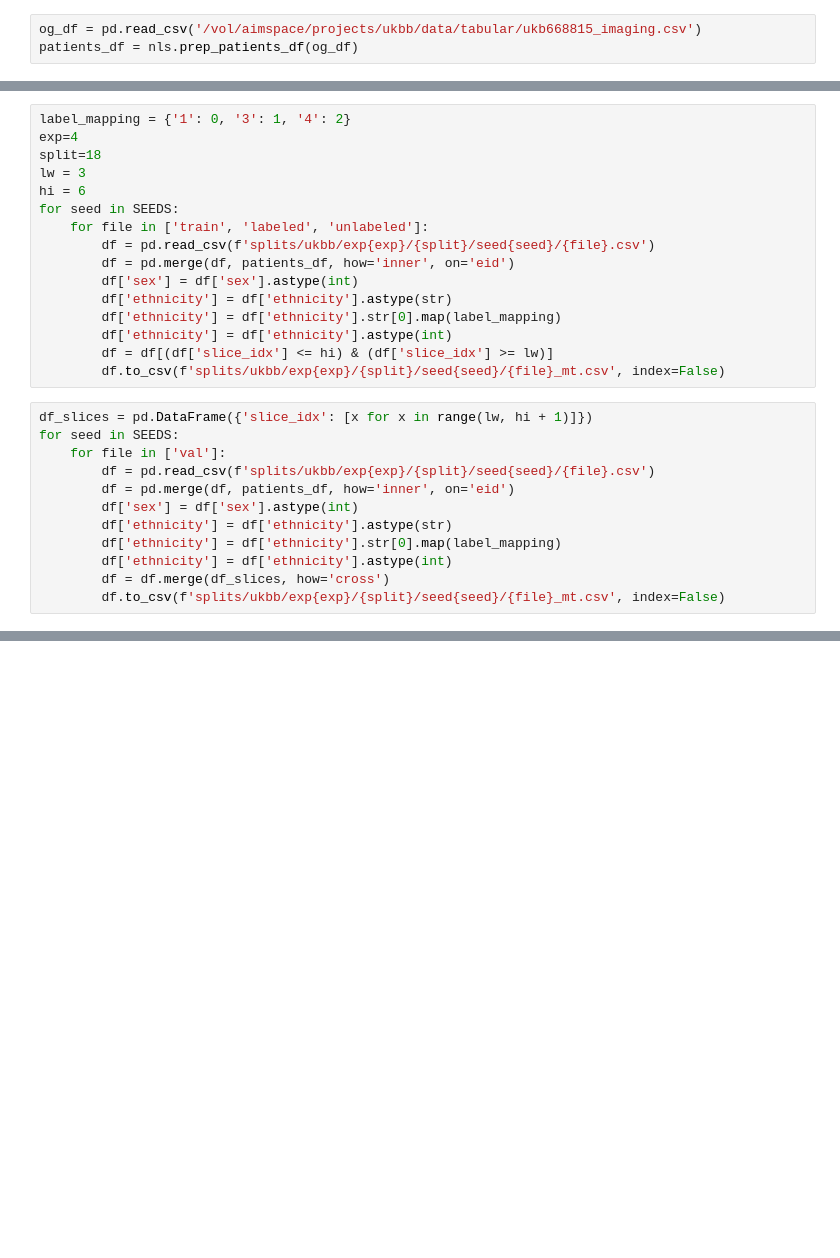
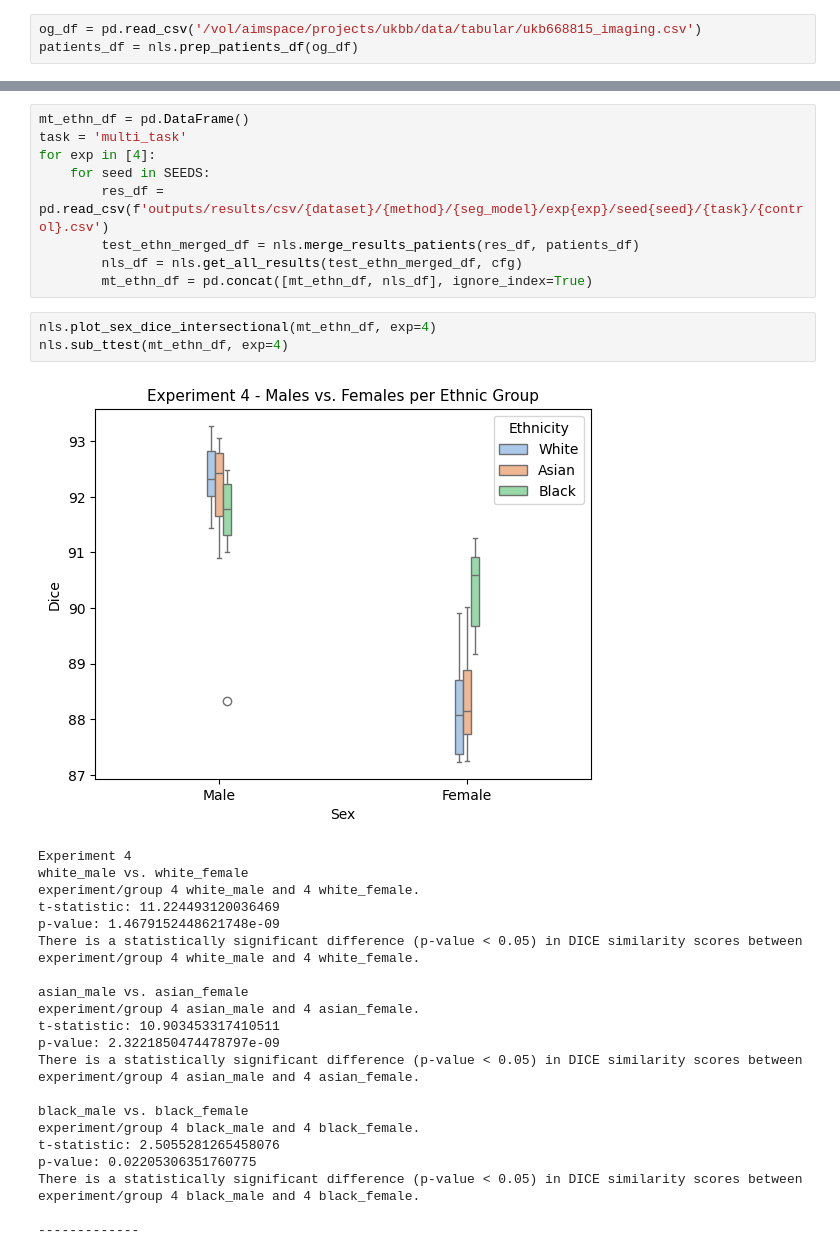
Before and after one commit to msskzx/UniMatch, a Jupyter notebook: more-scenarios/medical/tasks_analysis.ipynb, the cells around one changed output, grey strips where cells are left out. Saved outputs shown, nothing was run; the diff lists cells and outputs as text; blank space fills up the shorter version.

```diff
--- a/more-scenarios/medical/tasks_analysis.ipynb
+++ b/more-scenarios/medical/tasks_analysis.ipynb
@@ -39,28 +35,0 @@ from util.classes import SEEDS
-# %%
-label_mapping = {'1': 0, '3': 1, '4': 2}
-exp=4
-split=18
-lw = 3
-hi = 6
-for seed in SEEDS:
-    for file in ['train', 'labeled', 'unlabeled']:
-        df = pd.read_csv(f'splits/ukbb/exp{exp}/{split}/seed{seed}/{file}.csv')
-        df = pd.merge(df, patients_df, how='inner', on='eid')
-        df['sex'] = df['sex'].astype(int)
-        df['ethnicity'] = df['ethnicity'].astype(str)
-        df['ethnicity'] = df['ethnicity'].str[0].map(label_mapping)
-        df['ethnicity'] = df['ethnicity'].astype(int)
-        df = df[(df['slice_idx'] <= hi) & (df['slice_idx'] >= lw)]
-        df.to_csv(f'splits/ukbb/exp{exp}/{split}/seed{seed}/{file}_mt.csv', index=False)
-# %%
-df_slices = pd.DataFrame({'slice_idx': [x for x in range(lw, hi + 1)]})
-for seed in SEEDS:
-    for file in ['val']:
-        df = pd.read_csv(f'splits/ukbb/exp{exp}/{split}/seed{seed}/{file}.csv')
-        df = pd.merge(df, patients_df, how='inner', on='eid')
-        df['sex'] = df['sex'].astype(int)
-        df['ethnicity'] = df['ethnicity'].astype(str)
-        df['ethnicity'] = df['ethnicity'].str[0].map(label_mapping)
-        df['ethnicity'] = df['ethnicity'].astype(int)
-        df = df.merge(df_slices, how='cross')
-        df.to_csv(f'splits/ukbb/exp{exp}/{split}/seed{seed}/{file}_mt.csv', index=False)
@@ -66,0 +109,34 @@ for seed in SEEDS:
+# %%
+mt_ethn_df = pd.DataFrame()
+task = 'multi_task'
+for exp in [4]:
+    for seed in SEEDS:
+        res_df = pd.read_csv(f'outputs/results/csv/{dataset}/{method}/{seg_model}/exp{exp}/seed{seed}/{task}/{control}.csv')
+        test_ethn_merged_df = nls.merge_results_patients(res_df, patients_df)
+        nls_df = nls.get_all_results(test_ethn_merged_df, cfg)
+        mt_ethn_df = pd.concat([mt_ethn_df, nls_df], ignore_index=True)
+# %%
+nls.plot_sex_dice_intersectional(mt_ethn_df, exp=4)
+nls.sub_ttest(mt_ethn_df, exp=4)
+# %% [output]
+[figure, added]
+Experiment 4
+white_male vs. white_female
+experiment/group 4 white_male and 4 white_female.
+t-statistic: 11.224493120036469
+p-value: 1.4679152448621748e-09
+There is a statistically significant difference (p-value < 0.05) in DICE similarity scores between experiment/group 4 white_male and 4 white_female.
+
+asian_male vs. asian_female
+experiment/group 4 asian_male and 4 asian_female.
+t-statistic: 10.903453317410511
+p-value: 2.3221850474478797e-09
+There is a statistically significant difference (p-value < 0.05) in DICE similarity scores between experiment/group 4 asian_male and 4 asian_female.
+
+black_male vs. black_female
+experiment/group 4 black_male and 4 black_female.
+t-statistic: 2.5055281265458076
+p-value: 0.02205306351760775
+There is a statistically significant difference (p-value < 0.05) in DICE similarity scores between experiment/group 4 black_male and 4 black_female.
+
+-------------
```
Also changed, not shown: parts of 15 cells of this notebook, 4 other files.
